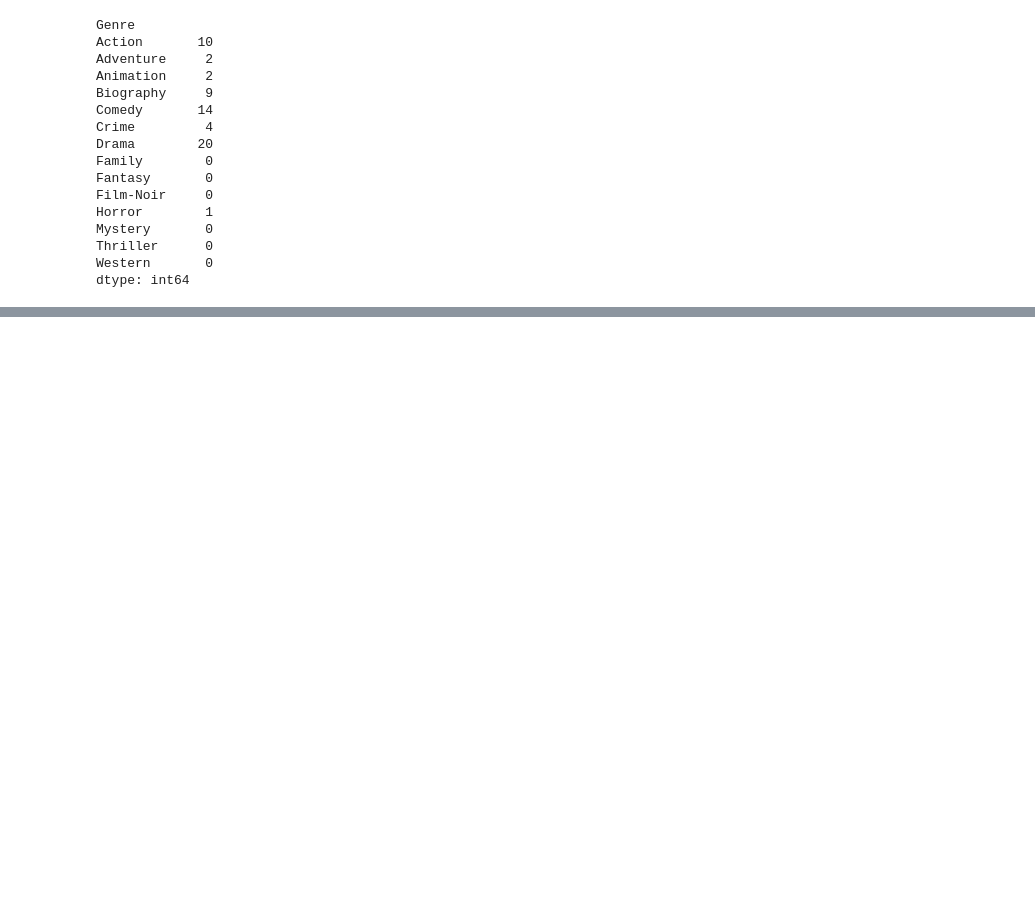
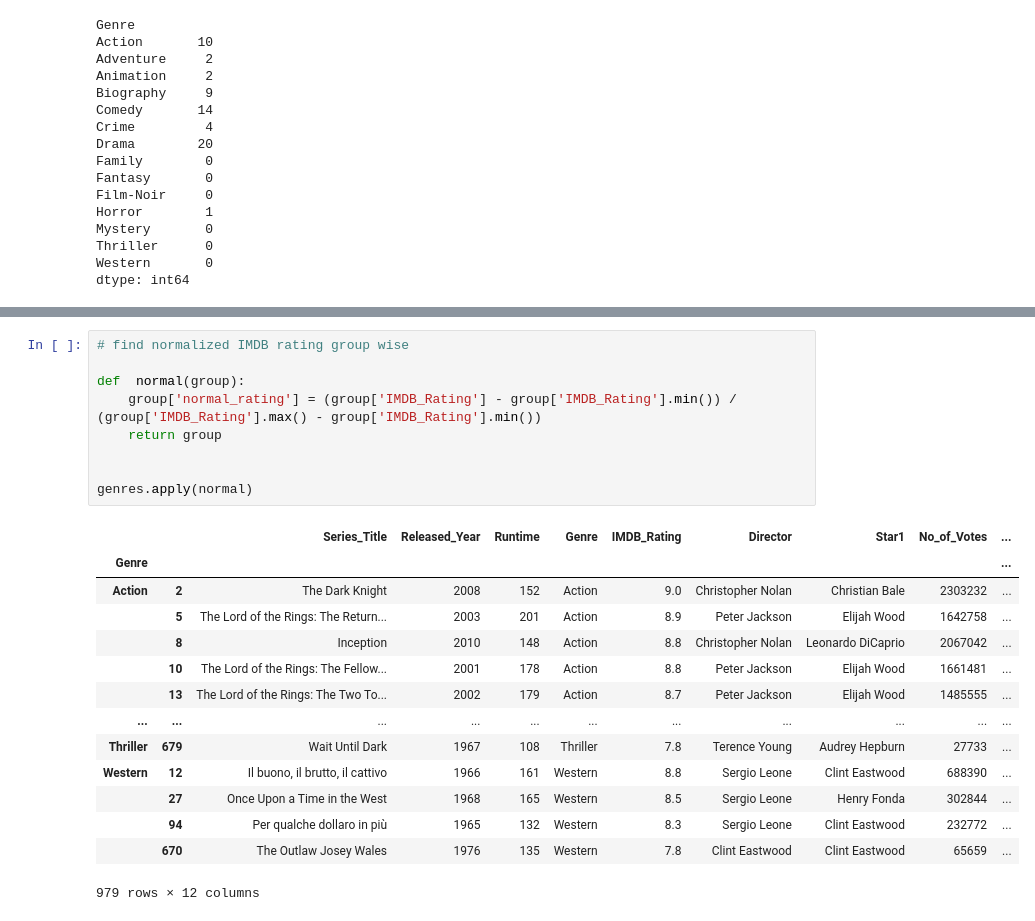
Before and after one commit to ProgramerSalar/Pandas, a Jupyter notebook: groupby_objects.ipynb, the cells around one changed output, grey strips where cells are left out. Cells and saved outputs as stored; diff of their text form; blank space fills up the shorter version.

```diff
--- a/groupby_objects.ipynb
+++ b/groupby_objects.ipynb
@@ -376,0 +416,24 @@ dtype: int64
+# %%
+# find normalized IMDB rating group wise
+
+def  normal(group):
+    group['normal_rating'] = (group['IMDB_Rating'] - group['IMDB_Rating'].min()) / (group['IMDB_Rating'].max() - group['IMDB_Rating'].min())
+    return group
+
+
+genres.apply(normal)
+# %% [output]
+|  |  | Series_Title | Released_Year | Runtime | Genre | IMDB_Rating | Director | Star1 | No_of_Votes | ... |
+| Genre |  |  |  |  |  |  |  |  |  | ... |
+| Action | 2 | The Dark Knight | 2008 | 152 | Action | 9.0 | Christopher Nolan | Christian Bale | 2303232 | ... |
+|  | 5 | The Lord of the Rings: The Return... | 2003 | 201 | Action | 8.9 | Peter Jackson | Elijah Wood | 1642758 | ... |
+|  | 8 | Inception | 2010 | 148 | Action | 8.8 | Christopher Nolan | Leonardo DiCaprio | 2067042 | ... |
+|  | 10 | The Lord of the Rings: The Fellow... | 2001 | 178 | Action | 8.8 | Peter Jackson | Elijah Wood | 1661481 | ... |
+|  | 13 | The Lord of the Rings: The Two To... | 2002 | 179 | Action | 8.7 | Peter Jackson | Elijah Wood | 1485555 | ... |
+| ... | ... | ... | ... | ... | ... | ... | ... | ... | ... | ... |
+| Thriller | 679 | Wait Until Dark | 1967 | 108 | Thriller | 7.8 | Terence Young | Audrey Hepburn | 27733 | ... |
+| Western | 12 | Il buono, il brutto, il cattivo | 1966 | 161 | Western | 8.8 | Sergio Leone | Clint Eastwood | 688390 | ... |
+|  | 27 | Once Upon a Time in the West | 1968 | 165 | Western | 8.5 | Sergio Leone | Henry Fonda | 302844 | ... |
+|  | 94 | Per qualche dollaro in più | 1965 | 132 | Western | 8.3 | Sergio Leone | Clint Eastwood | 232772 | ... |
+|  | 670 | The Outlaw Josey Wales | 1976 | 135 | Western | 7.8 | Clint Eastwood | Clint Eastwood | 65659 | ... |
+979 rows × 12 columns
```
Also changed, not shown: parts of 5 cells of this notebook.
